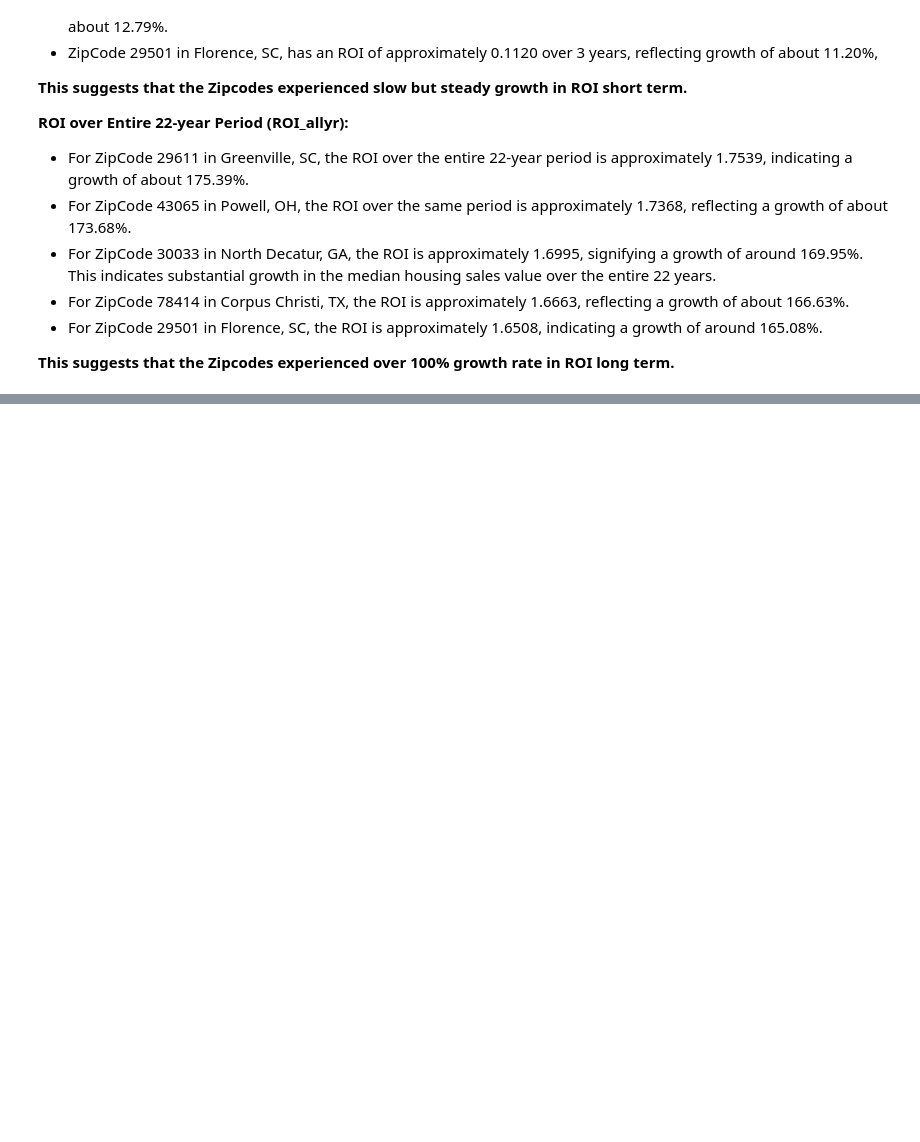
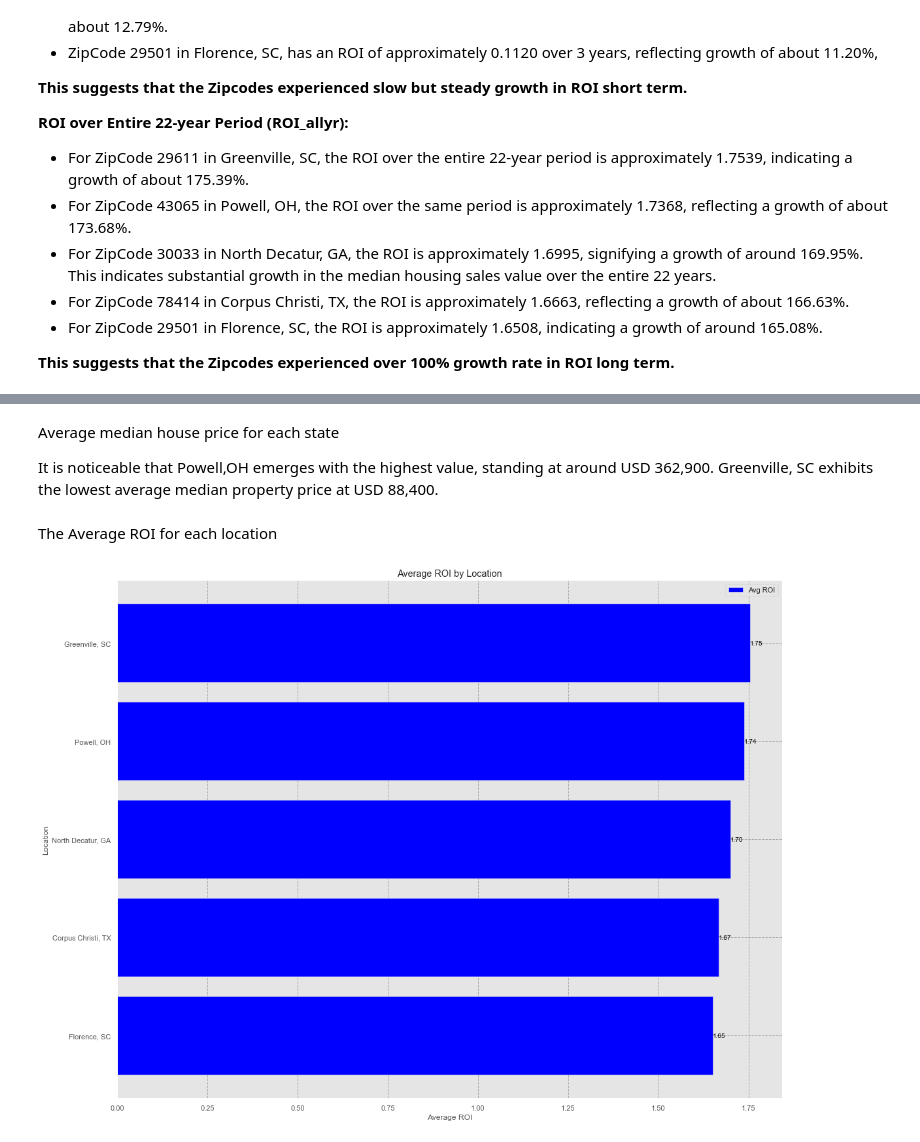
Before and after one commit to mbuvimuia/Time-Series-Analysis-Zillow-Data, a Jupyter notebook: index.ipynb, the cells around one changed output, grey strips where cells are left out. Saved outputs shown, nothing was run; the diff lists cells and outputs as text; code cells hidden in the pictures; blank space fills up the shorter version.

```diff
--- a/index.ipynb
+++ b/index.ipynb
@@ -374,0 +444,38 @@ zc_best5[['ZipCode', 'location', 'ROI_allyr', 'ROI_20yr',
+# %% [markdown]
+Average median house price for each state
+
+It is noticeable that Powell,OH emerges with the highest value, standing at around USD 362,900. Greenville, SC exhibits the lowest average median property price at USD 88,400.
+# %% [markdown]
+The Average ROI for each location
+# %%
+# Calculate the average ROI for each location
+location_roi = zc_best5.groupby('location')['ROI'].mean().sort_values()
+
+# Filter locations based on ROI (for example, select locations with positive ROI)
+positive_roi_locations = location_roi[location_roi > 0]
+
+# Plotting the average ROI by location
+plt.figure(figsize=(16, 12))
+bars = plt.barh(positive_roi_locations.index, positive_roi_locations.values, color='blue', label='Avg ROI')
+plt.title('Average ROI by Location')
+plt.xlabel('Average ROI')
+plt.ylabel('Location')
+plt.legend()
+plt.grid(True, which="both", linestyle="--", color='0.65')
+
+# Add value labels on the bars
+for bar in bars:
+    plt.text(
+        bar.get_width(),
+        bar.get_y() + bar.get_height() / 2,
+        f'{bar.get_width():.2f}',
+        va='center',
+        ha='left',
+        fontsize=10,
+        color='black'
+    )
+
+plt.tight_layout()
+plt.show()
+# %% [output]
+[figure, added]
```
Also changed, not shown: parts of 27 cells of this notebook.
